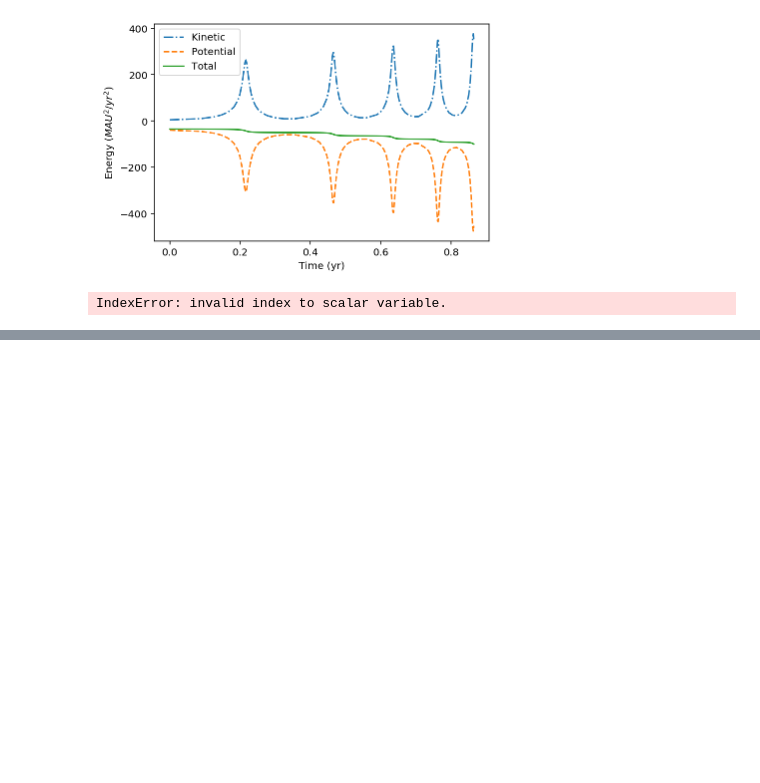
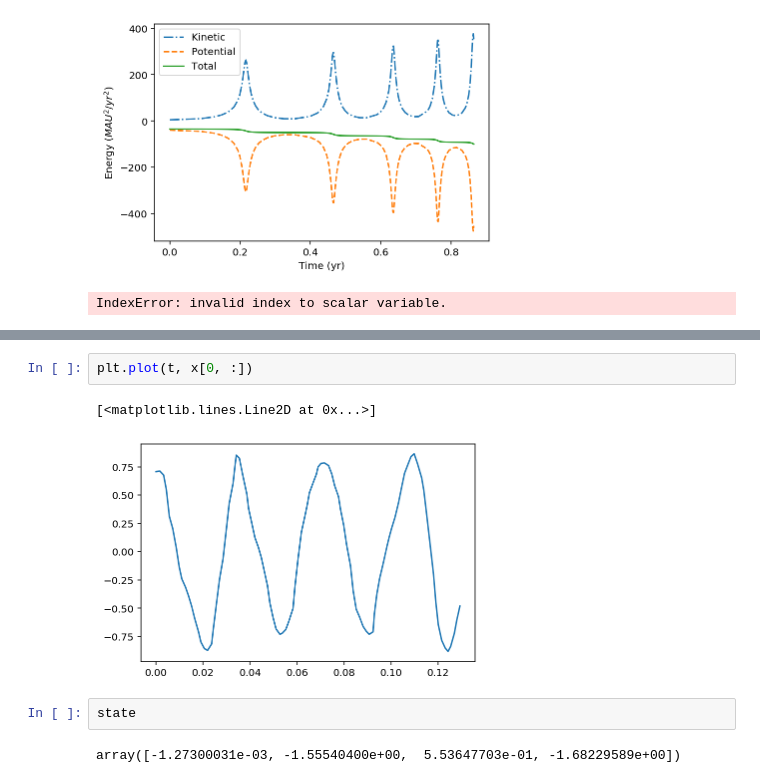
Before and after one commit to mattwilliams06/NumericalMethodsForPhysics, a Jupyter notebook: Ch3.ipynb, the cells around one changed output, grey strips where cells are left out. Cells and saved outputs as stored; diff of their text form; blank space fills up the shorter version.

```diff
--- a/Ch3.ipynb
+++ b/Ch3.ipynb
@@ -1381,0 +1554,9 @@ IndexError: invalid index to scalar variable.
+# %%
+plt.plot(t, x[0, :])
+# %% [output]
+[<matplotlib.lines.Line2D at 0x...>]
+[figure, added]
+# %%
+state
+# %% [output]
+array([-1.27300031e-03, -1.55540400e+00,  5.53647703e-01, -1.68229589e+00])
```
Also changed, not shown: parts of 7 cells of this notebook.
